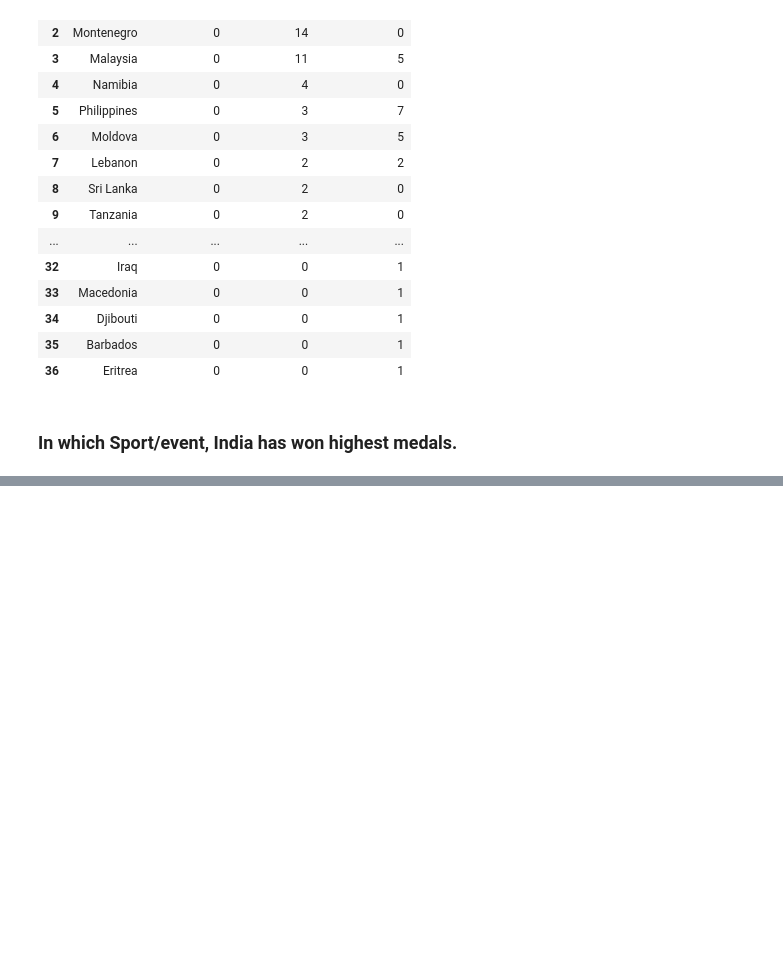
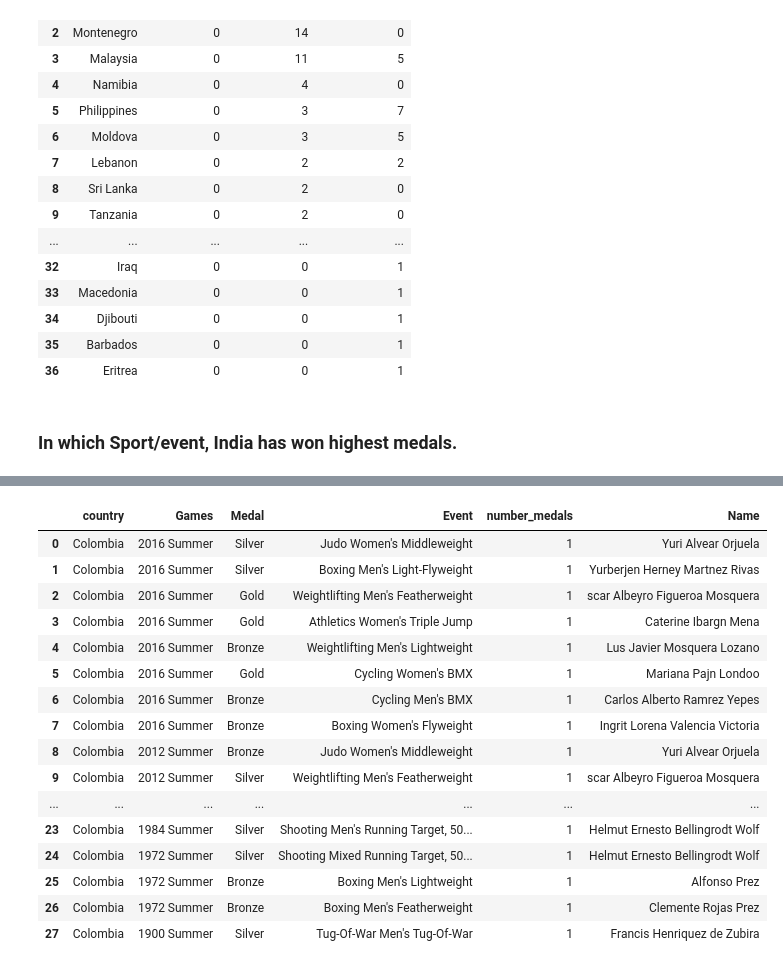
Before and after one commit to ManuelEspitia1/olympics, a Jupyter notebook: olympics_notebook.ipynb, the cells around one changed output, grey strips where cells are left out. Drawn from its saved outputs; the diff is of its cells as text; code cells hidden in the pictures; blank space fills up the shorter version.

```diff
--- a/olympics_notebook.ipynb
+++ b/olympics_notebook.ipynb
@@ -795,3 +849,43 @@ df_21
+# %%
+
+
+df_23 = _deepnote_execute_sql("""SELECT
+    nr.country,
+    ae.games,
+    ae.medal,
+    ae.event,
+    SUM(CASE WHEN ae.medal IN('Gold','Silver','Bronze') THEN 1 ELSE 0 END) AS number_medals,
+    ae.name
+
+FROM athlete_events ae
+JOIN noc_regions nr ON ae.noc=nr.noc
+
+WHERE nr.country = 'Colombia'
+    AND ae.medal NOT IN('NA')
+
+GROUP BY ae.games, nr.country, ae.medal, ae.event, ae.name
+ORDER BY ae.games DESC
+
+""", 'SQL_DEEPNOTE_DATAFRAME_SQL')
+df_23
+# %% [output]
+|  | country | Games | Medal | Event | number_medals | Name |
+| 0 | Colombia | 2016 Summer | Silver | Judo Women's Middleweight | 1 | Yuri Alvear Orjuela |
+| 1 | Colombia | 2016 Summer | Silver | Boxing Men's Light-Flyweight | 1 | Yurberjen Herney Martnez Rivas |
+| 2 | Colombia | 2016 Summer | Gold | Weightlifting Men's Featherweight | 1 | scar Albeyro Figueroa Mosquera |
+| 3 | Colombia | 2016 Summer | Gold | Athletics Women's Triple Jump | 1 | Caterine Ibargn Mena |
+| 4 | Colombia | 2016 Summer | Bronze | Weightlifting Men's Lightweight | 1 | Lus Javier Mosquera Lozano |
+| 5 | Colombia | 2016 Summer | Gold | Cycling Women's BMX | 1 | Mariana Pajn Londoo |
+| 6 | Colombia | 2016 Summer | Bronze | Cycling Men's BMX | 1 | Carlos Alberto Ramrez Yepes |
+| 7 | Colombia | 2016 Summer | Bronze | Boxing Women's Flyweight | 1 | Ingrit Lorena Valencia Victoria |
+| 8 | Colombia | 2012 Summer | Bronze | Judo Women's Middleweight | 1 | Yuri Alvear Orjuela |
+| 9 | Colombia | 2012 Summer | Silver | Weightlifting Men's Featherweight | 1 | scar Albeyro Figueroa Mosquera |
+| ... | ... | ... | ... | ... | ... | ... |
+| 23 | Colombia | 1984 Summer | Silver | Shooting Men's Running Target, 50... | 1 | Helmut Ernesto Bellingrodt Wolf |
+| 24 | Colombia | 1972 Summer | Silver | Shooting Mixed Running Target, 50... | 1 | Helmut Ernesto Bellingrodt Wolf |
+| 25 | Colombia | 1972 Summer | Bronze | Boxing Men's Lightweight | 1 | Alfonso Prez |
+| 26 | Colombia | 1972 Summer | Bronze | Boxing Men's Featherweight | 1 | Clemente Rojas Prez |
+| 27 | Colombia | 1900 Summer | Silver | Tug-Of-War Men's Tug-Of-War | 1 | Francis Henriquez de Zubira |
 # %%
 athlete_events
 # %% [output]
```
Also changed, not shown: parts of 9 cells of this notebook.
